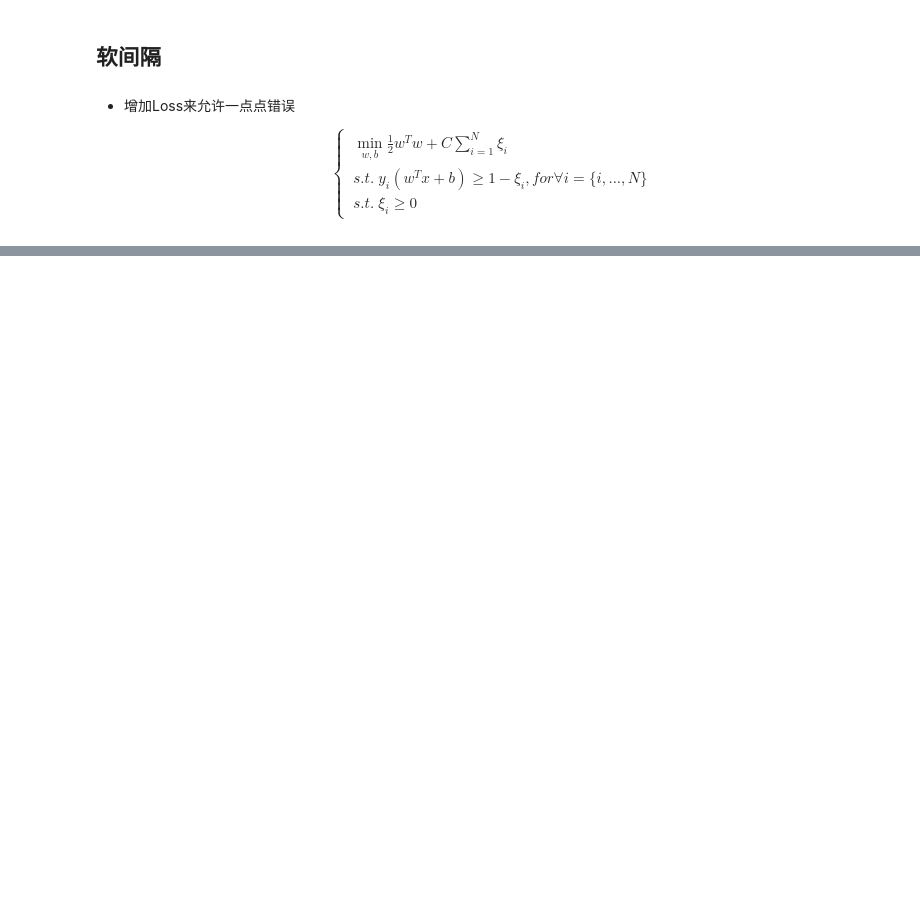
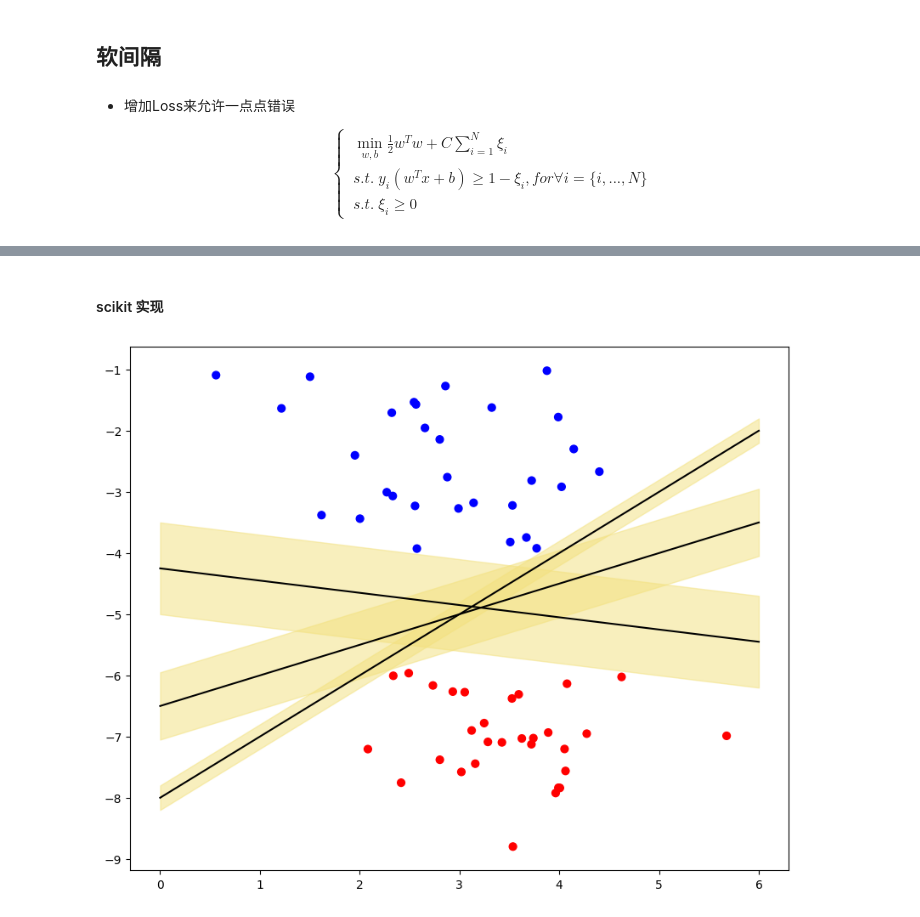
Before and after one commit to thethingiswaiter/Machine_Learning, a Jupyter notebook: svm/svm.ipynb, the cells around one changed output, grey strips where cells are left out. Cells and saved outputs as stored; diff of their text form; code cells hidden in the pictures; blank space fills up the shorter version.

```diff
--- a/svm/svm.ipynb
+++ b/svm/svm.ipynb
@@ -255,0 +256,22 @@ showClassifer(data, label, w, b[0,0])
+# %% [markdown]
+#### scikit 实现
+# %%
+from sklearn.datasets import make_blobs
+import matplotlib.pyplot as plt
+import numpy as np
+
+%matplotlib inline
+
+x, y = make_blobs(n_samples=60, centers=2, random_state=30, cluster_std=0.8)  # 生成示例数据
+
+plt.figure(figsize=(10, 8))
+plt.scatter(x[:, 0], x[:, 1], c=y, s=40, cmap="bwr")
+
+# 绘制 3 条不同的分割线
+x_temp = np.linspace(0, 6)
+for m, b, d in [(1, -8, 0.2), (0.5, -6.5, 0.55), (-0.2, -4.25, 0.75)]:
+    y_temp = m * x_temp + b
+    plt.plot(x_temp, y_temp, "-k")
+    plt.fill_between(x_temp, y_temp - d, y_temp + d, color="#f3e17d", alpha=0.5)
+# %% [output]
+[figure, added]
```
Also changed, not shown: parts of 9 cells of this notebook, 6 other files.
